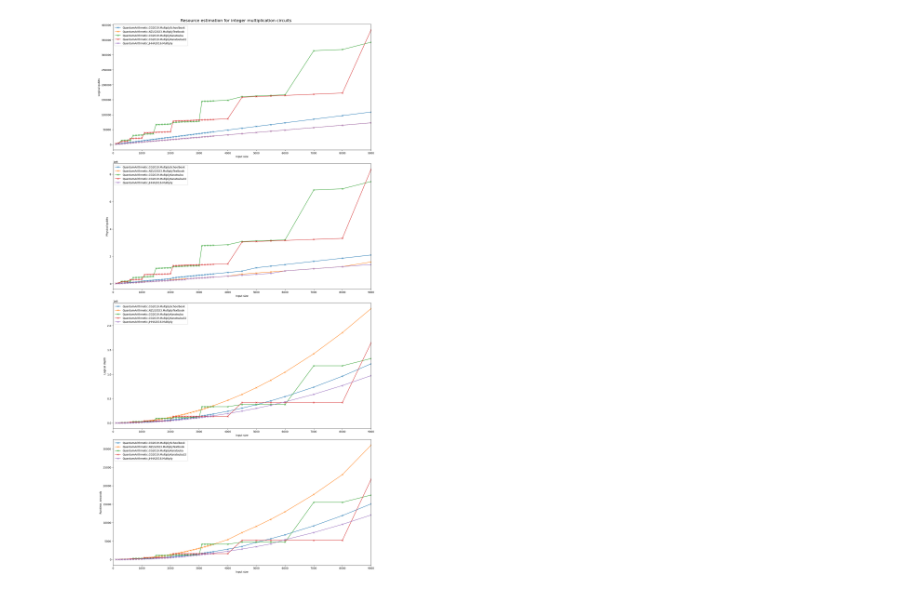
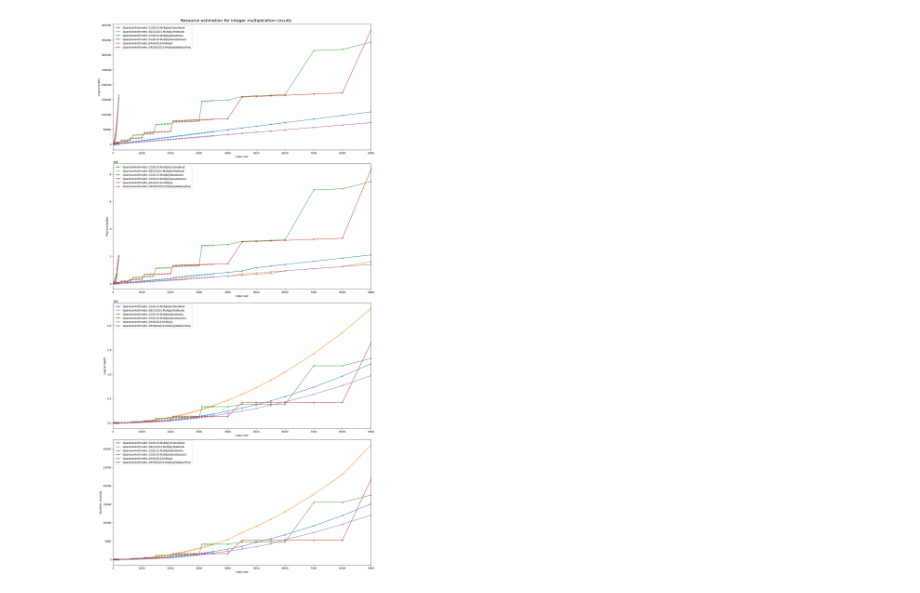
Before and after one commit to fedimser/quant-arith-re, a Jupyter notebook: resource_estimate/Resourse estimation for multipliers.ipynb, the cells around one changed output. Drawn from its saved outputs; the diff is of its cells as text; code cells hidden in the pictures.

Commit message:
RE for Wallace Tree

```diff
--- a/resource_estimate/Resourse estimation for multipliers.ipynb
+++ b/resource_estimate/Resourse estimation for multipliers.ipynb
@@ -19,36 +19,41 @@ def estimate_resources_multiply(op, n):
 ops = [
   "QuantumArithmetic.CG2019.MultiplySchoolbook",
   "QuantumArithmetic.NZLS2023.MultiplyTextbook",
   "QuantumArithmetic.CG2019.MultiplyKaratsuba",
   "QuantumArithmetic.CG2019.MultiplyKaratsuba32",
   "QuantumArithmetic.JHHA2016.Multiply",
+  "QuantumArithmetic.OFOSG2023.MultiplyWallaceTree",
 ]
 
+small_n_range = list(range(5, 205, 5))
+default_n_range = small_n_range + list(range(300, 3600, 100)) + \
+    [4000, 4500, 5000, 5500, 6000, 7000, 8000, 9000]
+n_ranges = {op: default_n_range for op in ops}
+n_ranges["QuantumArithmetic.OFOSG2023.MultiplyWallaceTree"] = small_n_range
 
 metrics = ["Logical qubits", "Physical qubits", "Logical depth", "Runtime, seconds"]
 charts = [{op: [] for op in ops} for _ in range(len(metrics))]
-n_range = list(range(100, 3600, 100)) + [4000, 4500, 5000, 5500, 6000, 7000, 8000, 9000]
 
-for n in n_range:
-    for op in ops:
+for op in ops:
+    for n in n_ranges[op]:
         t0=time.time()
         estimates = json.loads(estimate_resources_multiply(op, n))
         #print(n, op, time.time()-t0, flush=True)
         charts[0][op].append(estimates['physicalCounts']['breakdown']['algorithmicLogicalQubits'])
         charts[1][op].append(estimates['physicalCounts']['physicalQubits'])
         charts[2][op].append(estimates['physicalCounts']['breakdown']['logicalDepth'])
         charts[3][op].append(estimates['physicalCounts']['runtime']/10**9)
 
 
 fig, ax = plt.subplots(figsize=(15, 30), nrows=len(metrics), ncols=1, constrained_layout=True)
 for i in range(len(metrics)):
     for op in ops:
-        ax[i].plot(n_range, charts[i][op], label=op, marker='x')
-    ax[i].set_xlim([0,max(n_range)])
+        ax[i].plot(n_ranges[op], charts[i][op], label=op, marker='x')
+    ax[i].set_xlim([0,max(max(n_ranges[op]) for op in ops)])
     ax[i].legend()
     ax[i].set_xlabel('Input size')
     ax[i].set_ylabel(metrics[i])
 fig.suptitle("Resource estimation for integer multiplication circuits", fontsize=16)
 plt.show()
 # %% [output]
-[figure, old version]
+[figure, new version]
```
